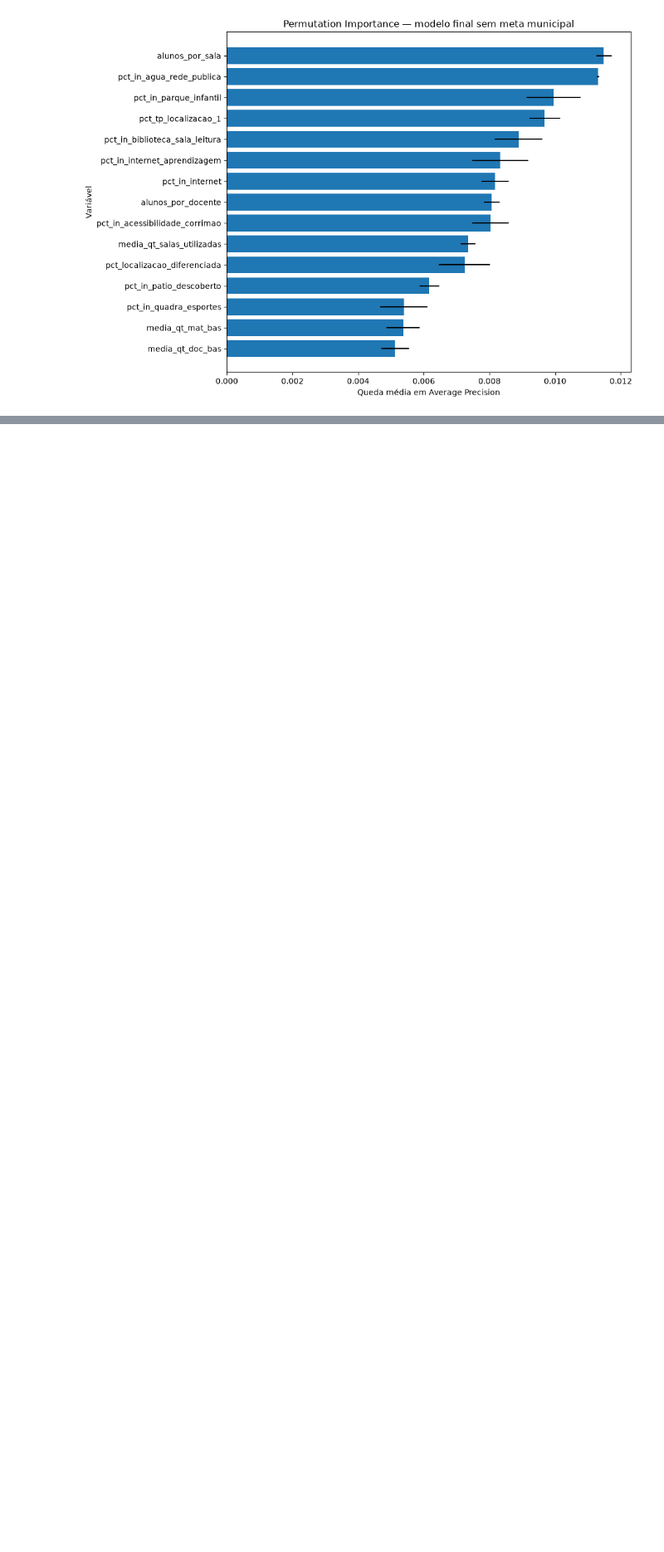
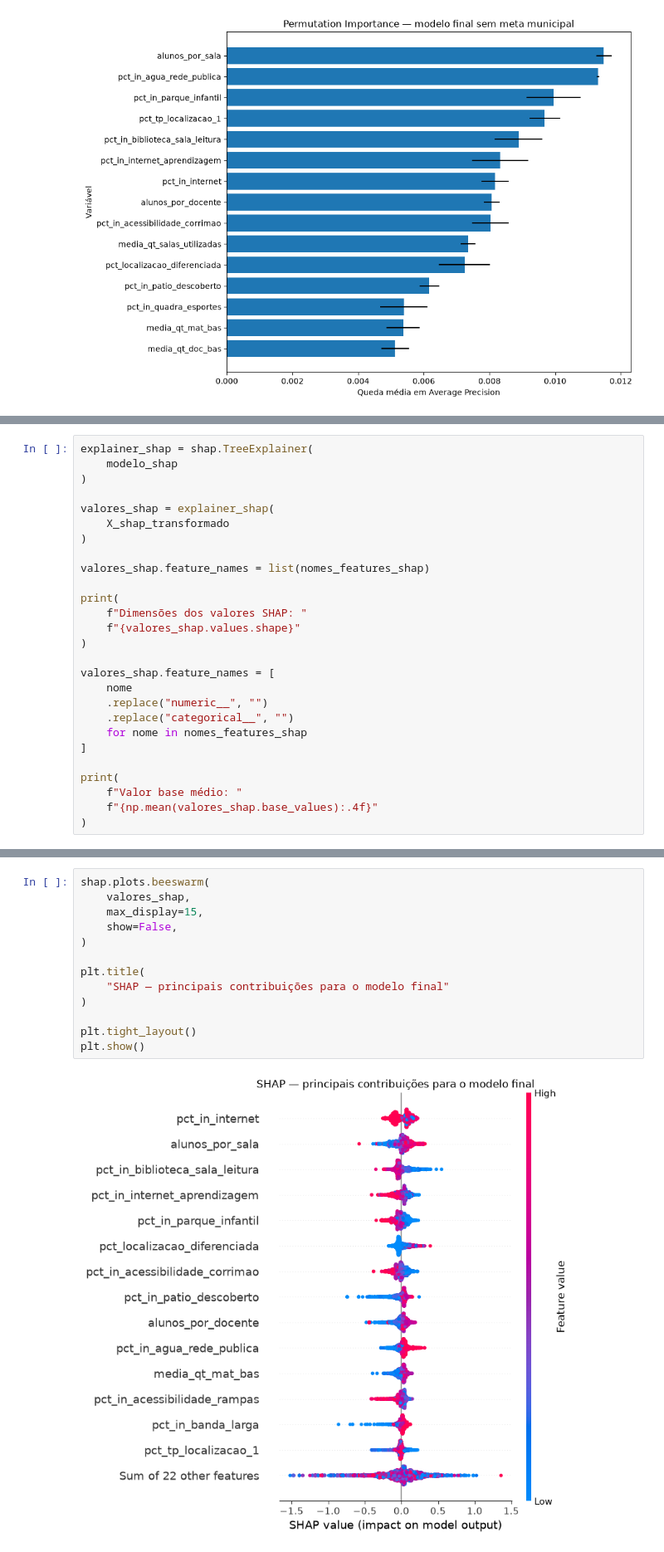
Before and after one commit to erick00denner/tech_challenge_3_alfabetizacao, a Jupyter notebook: notebooks/02_preparacao_modelagem.ipynb, the cells around one changed output, grey strips where cells are left out. Shown at 83% size. Cells and saved outputs as stored; diff of their text form; blank space fills up the shorter version.

```diff
--- a/notebooks/02_preparacao_modelagem.ipynb
+++ b/notebooks/02_preparacao_modelagem.ipynb
@@ -1969,0 +2191,27 @@ As importâncias representam contribuição para o desempenho preditivo e não p
+# %%
+explainer_shap = shap.TreeExplainer(
+    modelo_shap
+)
+
+valores_shap = explainer_shap(
+    X_shap_transformado
+)
+
+valores_shap.feature_names = list(nomes_features_shap)
+
+print(
+    f"Dimensões dos valores SHAP: "
+    f"{valores_shap.values.shape}"
+)
+
+valores_shap.feature_names = [
+    nome
+    .replace("numeric__", "")
+    .replace("categorical__", "")
+    for nome in nomes_features_shap
+]
+
+print(
+    f"Valor base médio: "
+    f"{np.mean(valores_shap.base_values):.4f}"
+)
@@ -1969,0 +2229,15 @@ As importâncias representam contribuição para o desempenho preditivo e não p
+# %%
+shap.plots.beeswarm(
+    valores_shap,
+    max_display=15,
+    show=False,
+)
+
+plt.title(
+    "SHAP — principais contribuições para o modelo final"
+)
+
+plt.tight_layout()
+plt.show()
+# %% [output]
+[figure, added]
```
Also changed, not shown: parts of 27 cells of this notebook, 6 other files.
